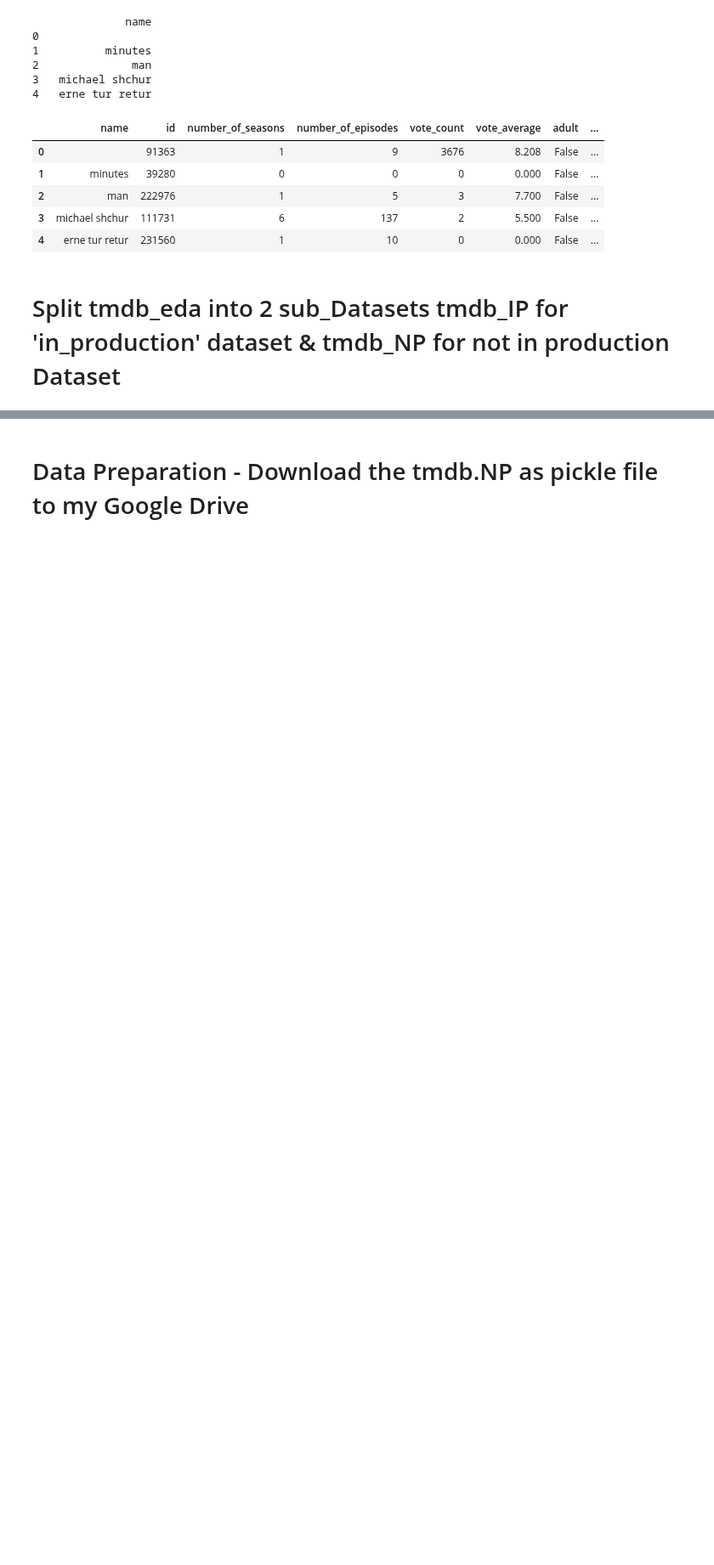
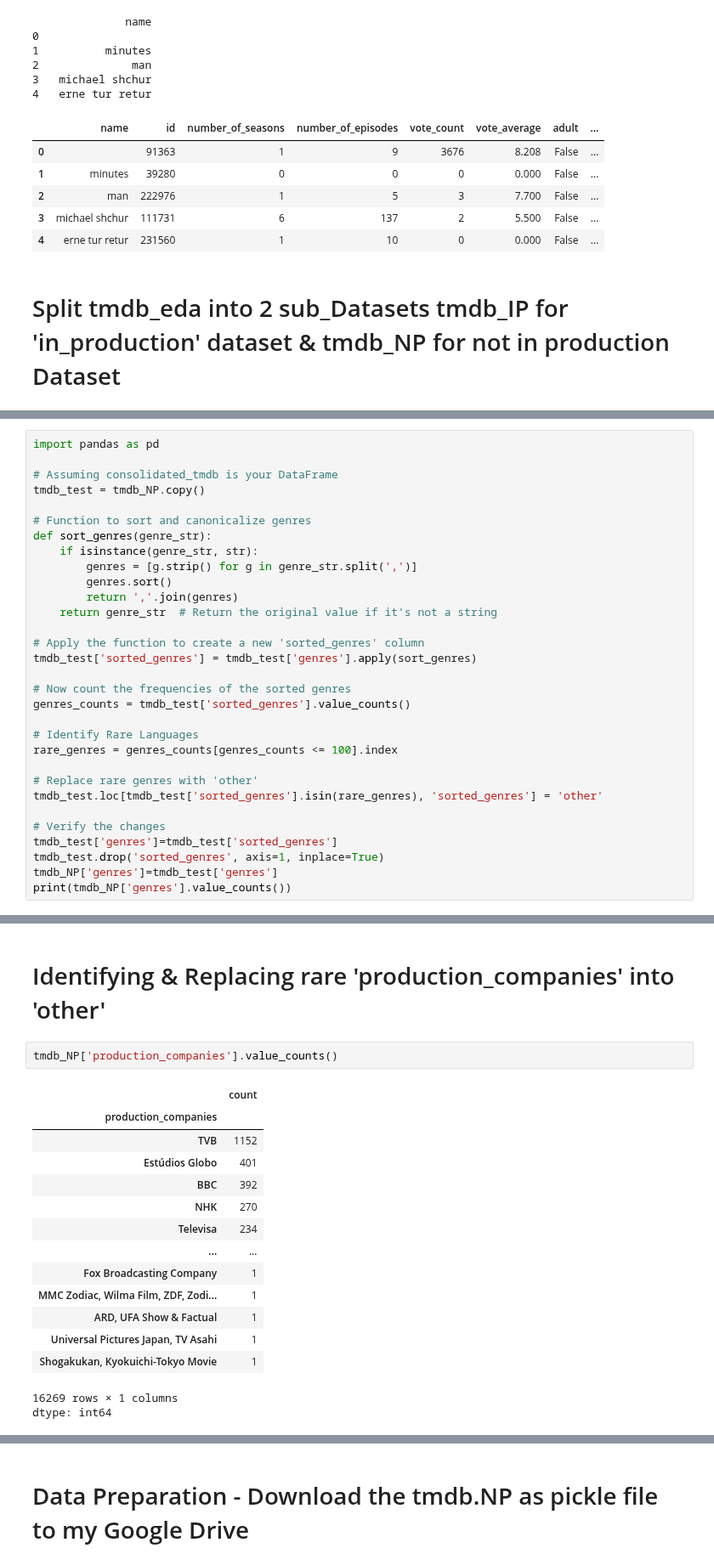
Before and after one commit to Elbx88/ML-Model-Perdiction, a Jupyter notebook: Project_ML_Models_Erez_Levy_TMDB_1.ipynb, the cells around one changed output, grey strips where cells are left out. Shown at 85% size. Drawn from its saved outputs; the diff is of its cells as text; blank space fills up the shorter version.

```diff
--- a/Project_ML_Models_Erez_Levy_TMDB_1.ipynb
+++ b/Project_ML_Models_Erez_Levy_TMDB_1.ipynb
@@ -402,0 +638,31 @@ memory usage: 12.8+ MB
+# %%
+import pandas as pd
+
+# Assuming consolidated_tmdb is your DataFrame
+tmdb_test = tmdb_NP.copy()
+
+# Function to sort and canonicalize genres
+def sort_genres(genre_str):
+    if isinstance(genre_str, str):
+        genres = [g.strip() for g in genre_str.split(',')]
+        genres.sort()
+        return ','.join(genres)
+    return genre_str  # Return the original value if it's not a string
+
+# Apply the function to create a new 'sorted_genres' column
+tmdb_test['sorted_genres'] = tmdb_test['genres'].apply(sort_genres)
+
+# Now count the frequencies of the sorted genres
+genres_counts = tmdb_test['sorted_genres'].value_counts()
+
+# Identify Rare Languages
+rare_genres = genres_counts[genres_counts <= 100].index
+
+# Replace rare genres with 'other'
+tmdb_test.loc[tmdb_test['sorted_genres'].isin(rare_genres), 'sorted_genres'] = 'other'
+
+# Verify the changes
+tmdb_test['genres']=tmdb_test['sorted_genres']
+tmdb_test.drop('sorted_genres', axis=1, inplace=True)
+tmdb_NP['genres']=tmdb_test['genres']
+print(tmdb_NP['genres'].value_counts())
@@ -402,0 +687,20 @@ memory usage: 12.8+ MB
+# %% [markdown]
+# Identifying & Replacing rare 'production_companies' into 'other'
+# %%
+tmdb_NP['production_companies'].value_counts()
+# %% [output]
+|  | count |
+| production_companies |  |
+| TVB | 1152 |
+| Estúdios Globo | 401 |
+| BBC | 392 |
+| NHK | 270 |
+| Televisa | 234 |
+| ... | ... |
+| Fox Broadcasting Company | 1 |
+| MMC Zodiac, Wilma Film, ZDF, Zodi... | 1 |
+| ARD, UFA Show & Factual | 1 |
+| Universal Pictures Japan, TV Asahi | 1 |
+| Shogakukan, Kyokuichi-Tokyo Movie | 1 |
+16269 rows × 1 columns
+dtype: int64
```
Also changed, not shown: parts of 32 cells of this notebook.
